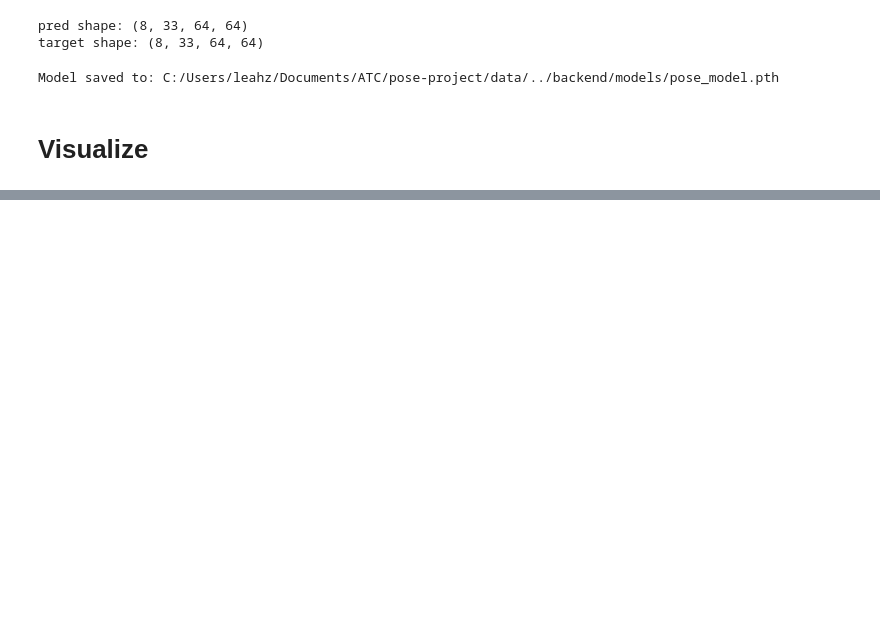
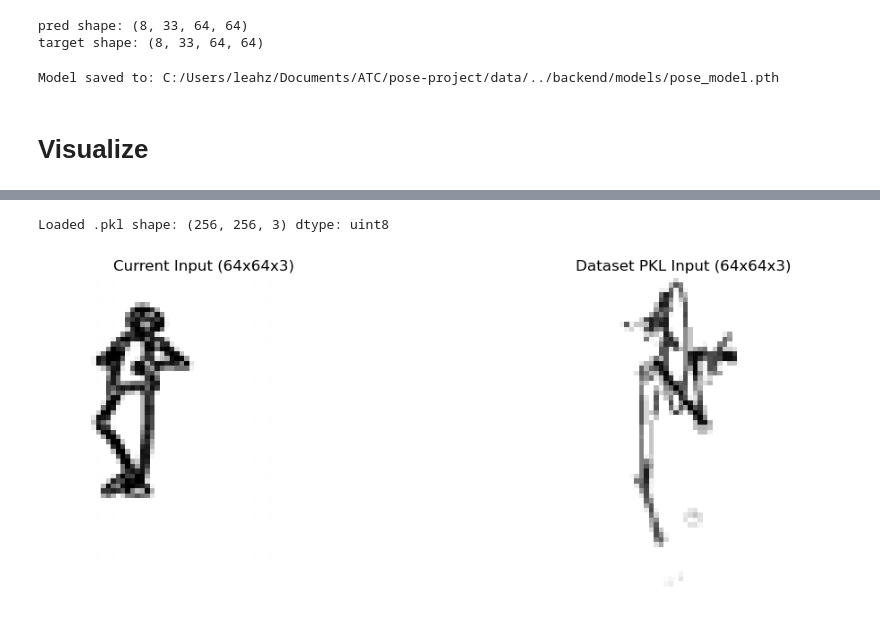
Before and after one commit to Leahie/pose-project, a Jupyter notebook: research/sketch_to_pose.ipynb, the cells around one changed output, grey strips where cells are left out. Saved outputs shown, nothing was run; the diff lists cells and outputs as text; code cells hidden in the pictures; blank space fills up the shorter version.

```diff
--- a/research/sketch_to_pose.ipynb
+++ b/research/sketch_to_pose.ipynb
@@ -1040,0 +1259,50 @@ Predicted heatmaps shape: (33, 64, 64)
+# %%
+# Compare current reshaped input against a dataset sketch .pkl
+pkl_path = f"{PATH}/CNN_data/sketches_pkl/099990098_4.pkl"
+
+with open(pkl_path, "rb") as f:
+    pkl_sketch = pkl.load(f)
+
+print("Loaded .pkl shape:", np.shape(pkl_sketch), "dtype:", getattr(pkl_sketch, "dtype", type(pkl_sketch)))
+
+# Match dataset/model preprocessing as closely as possible
+pkl_arr = np.array(pkl_sketch)
+
+# If grayscale, make it 3-channel; if RGBA, drop alpha
+if pkl_arr.ndim == 2:
+    pkl_arr = np.stack([pkl_arr, pkl_arr, pkl_arr], axis=-1)
+elif pkl_arr.ndim == 3 and pkl_arr.shape[2] == 4:
+    pkl_arr = pkl_arr[:, :, :3]
+elif pkl_arr.ndim != 3 or pkl_arr.shape[2] != 3:
+    raise ValueError(f"Unexpected pkl sketch shape: {pkl_arr.shape}")
+
+# Resize to model input spatial size
+pkl_64_3ch = cv2.resize(pkl_arr, (64, 64), interpolation=cv2.INTER_AREA).astype(np.float32)
+
+# Normalize only if this looks like 0..255 data
+if pkl_64_3ch.max() > 1.5:
+    pkl_64_3ch = pkl_64_3ch / 255.0
+
+# Clamp both arrays for clean visualization/stats
+current_64_3ch = np.clip(sketch_64_3ch.astype(np.float32), 0.0, 1.0)
+pkl_64_3ch = np.clip(pkl_64_3ch, 0.0, 1.0)
+
+
+
+# Visual comparison
+fig, axes = plt.subplots(1, 2, figsize=(12, 4))
+
+axes[0].imshow(current_64_3ch)
+axes[0].set_title("Current Input (64x64x3)")
+axes[0].axis("off")
+
+axes[1].imshow(pkl_64_3ch)
+axes[1].set_title("Dataset PKL Input (64x64x3)")
+axes[1].axis("off")
+
+
+plt.tight_layout()
+plt.show()
+# %% [output]
+Loaded .pkl shape: (256, 256, 3) dtype: uint8
+[figure, added]
```
Also changed, not shown: parts of 19 cells of this notebook, 2 other files.
